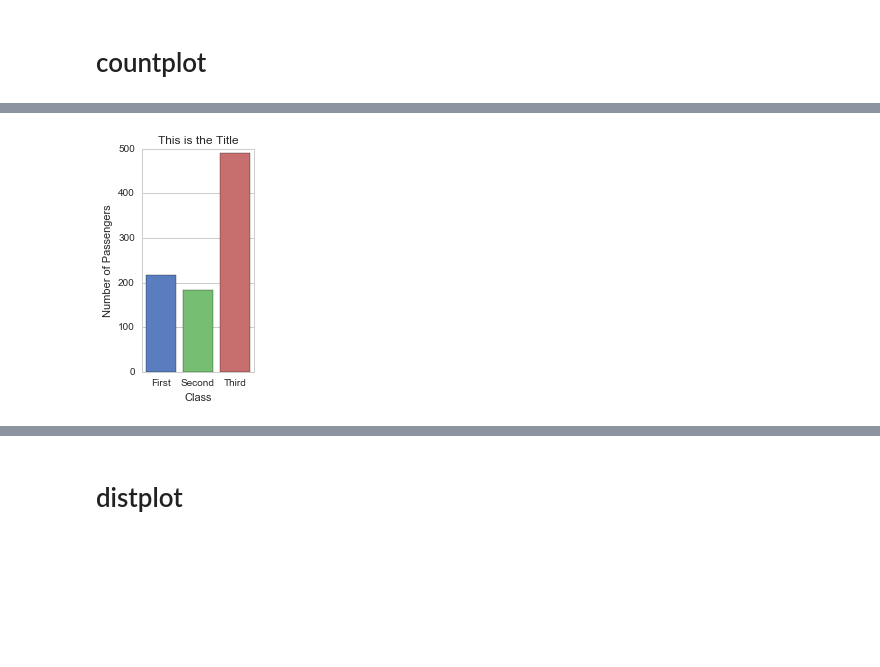
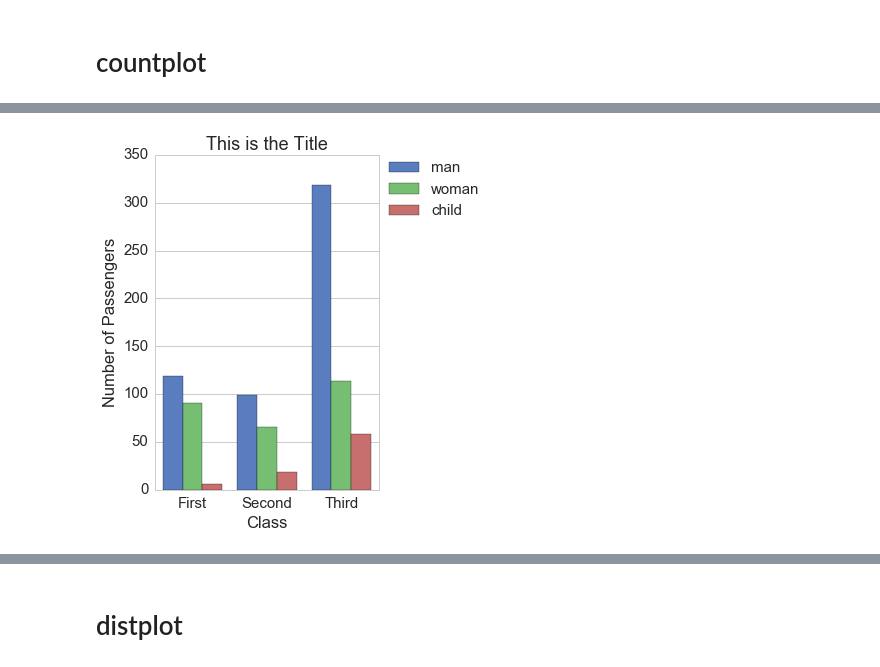
Before and after one commit to csizsek/seaborn-examples, a Jupyter notebook: examples.ipynb, the cells around one changed output, grey strips where cells are left out. Cells and saved outputs as stored; diff of their text form; code cells hidden in the pictures; blank space fills up the shorter version.

Commit message:
improved graph looks

```diff
--- a/examples.ipynb
+++ b/examples.ipynb
@@ -15,6 +15,7 @@ from numpy import median
 import matplotlib.dates as mdates
 np.random.seed(1337)
 %matplotlib inline
+sns.set(font_scale=1.5)
 rcParams['figure.figsize'] = 12, 8
 sns.set_style('whitegrid')
 sns.set_palette(sns.color_palette('muted'))
@@ -62,10 +77,12 @@ _ = ax.set_title('This is the Title')
 # %%
-plt.figure(figsize=(2,4))
+plt.figure(figsize=(4,6))
 ax = sns.countplot(
         x='class',
-        data=titanic)
+        data=titanic,
+        hue='who')
 _ = ax.set_xlabel('Class')
 _ = ax.set_ylabel('Number of Passengers')
 _ = ax.set_title('This is the Title')
+_ = plt.legend(bbox_to_anchor=(1.02, 1.0), loc=2, borderaxespad=0.)
 # %% [output]
-[figure, old version]
+[figure, new version]
```
Also changed, not shown: parts of 23 cells of this notebook.
